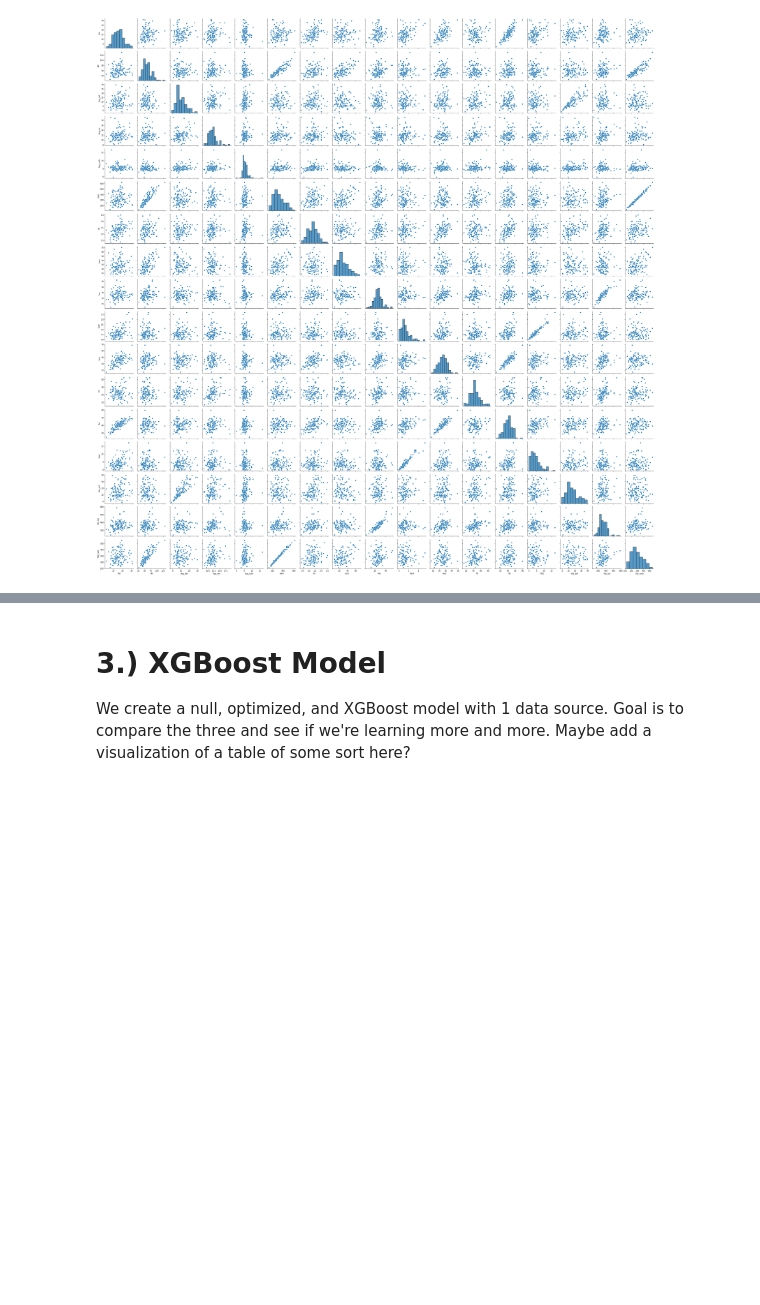
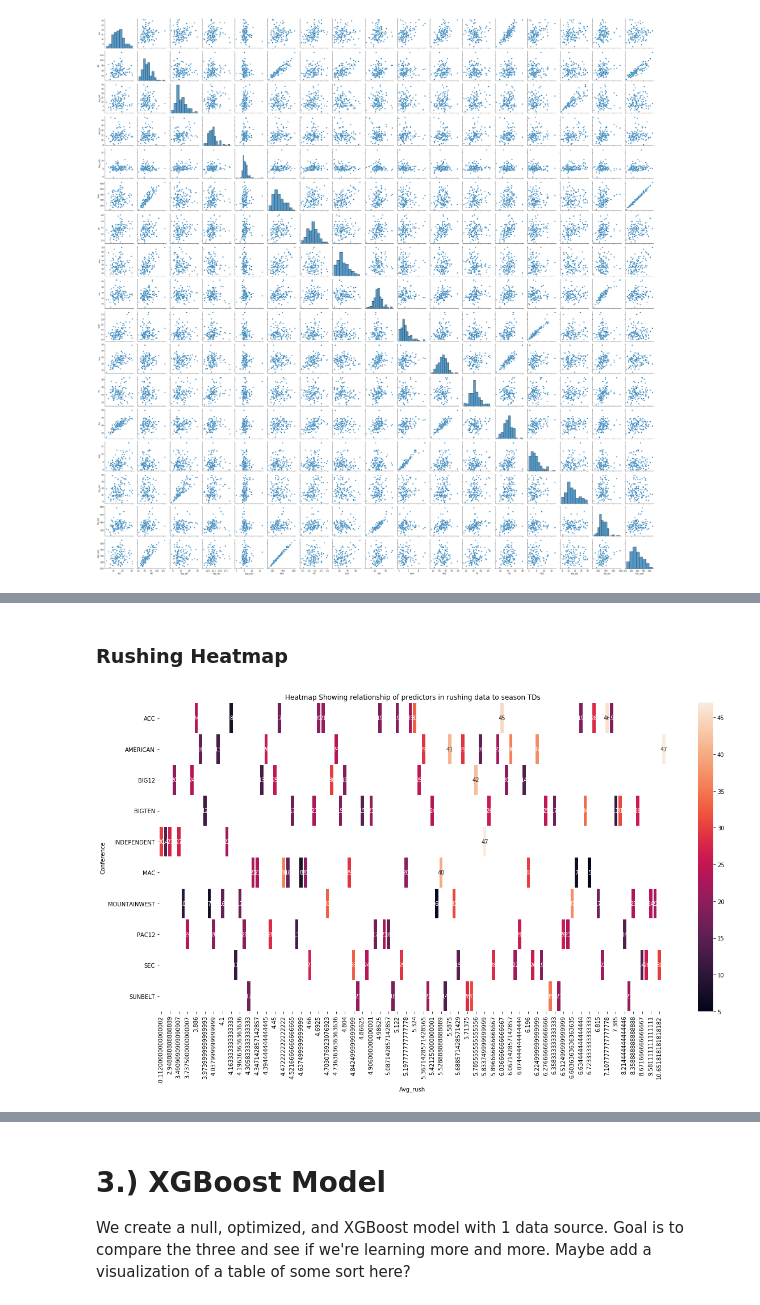
Before and after one commit to JosiahGuy/DS320Project, a Jupyter notebook: college_football_combined.ipynb, the cells around one changed output, grey strips where cells are left out. Drawn from its saved outputs; the diff is of its cells as text; code cells hidden in the pictures; blank space fills up the shorter version.

```diff
--- a/college_football_combined.ipynb
+++ b/college_football_combined.ipynb
@@ -204,0 +285,18 @@ g.add_legend
+# %% [markdown]
+### Rushing Heatmap
+# %%
+#
+# Using a heatmap to visualize rushing predictors
+#
+plt.figure(figsize = (20, 10)) # Don't really know what this does. Pixels?
+
+#
+# Make the heatmap
+#
+#heat_map = sns.heatmap(conference_rush_df[["Att", "Gain", 'Loss', "Yds_rush", "Avg_rush", "TD"]], linewidth = 1 , annot = True)
+heat_map = sns.heatmap(reshape_rush, linewidth = 1, annot = True)
+
+plt.title("Heatmap Showing relationship of predictors in rushing data to season TDs")
+plt.show()
+# %% [output]
+[figure, added]
```
Also changed, not shown: parts of 9 cells of this notebook.
